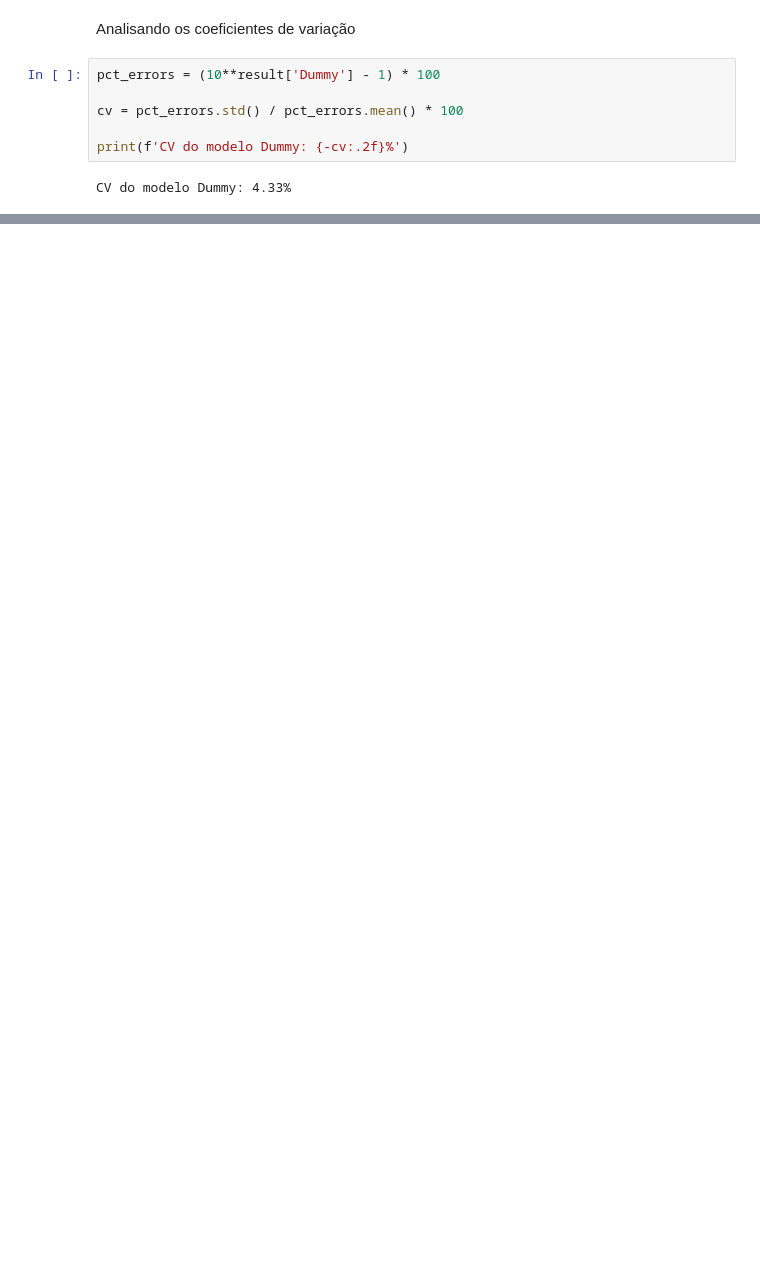
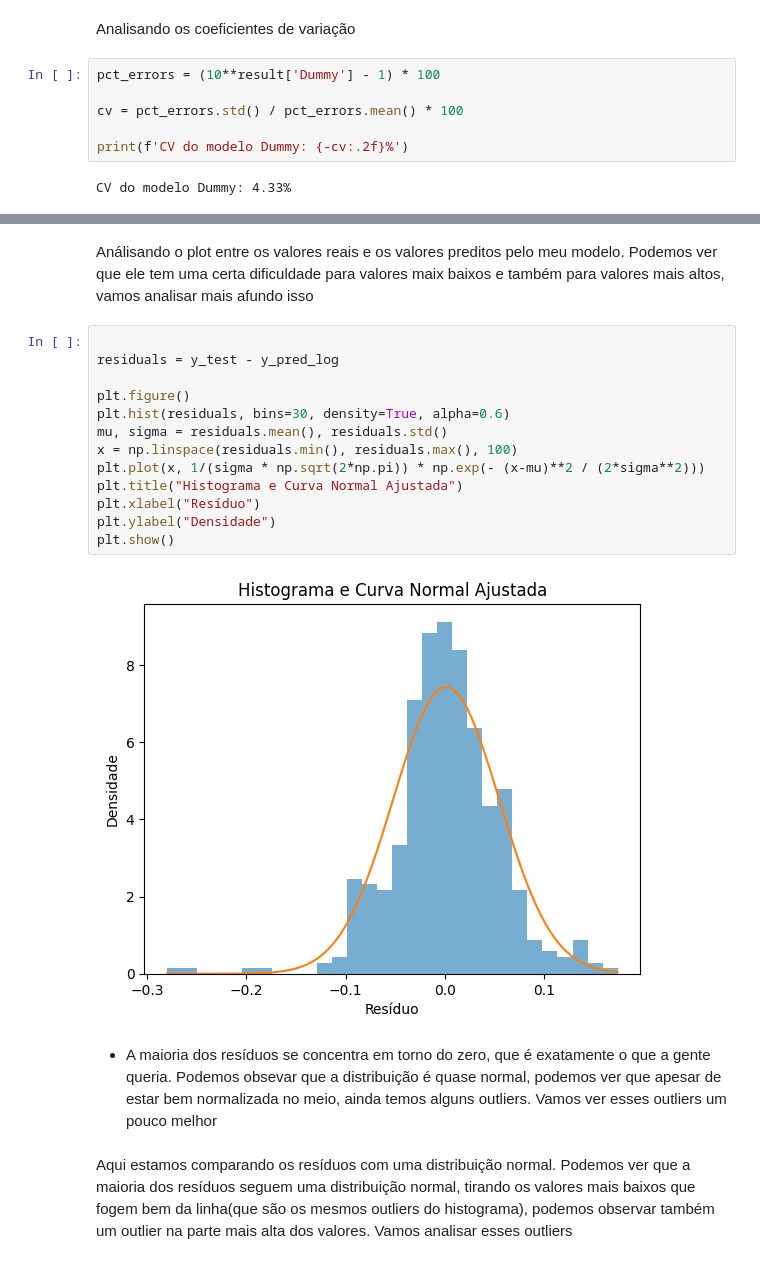
Before and after one commit to Joao-Gabriel05/Ames_House_Prices_Predict, a Jupyter notebook: modeling.ipynb, the cells around one changed output, grey strips where cells are left out. Saved outputs shown, nothing was run; the diff lists cells and outputs as text; blank space fills up the shorter version.

```diff
--- a/modeling.ipynb
+++ b/modeling.ipynb
@@ -960,0 +870,22 @@ CV do modelo ElasticNet: 7.99%
+# %% [markdown]
+Análisando o plot entre os valores reais e os valores preditos pelo meu modelo. Podemos ver que ele tem uma certa dificuldade para valores maix baixos e também para valores mais altos, vamos analisar mais afundo isso
+# %%
+
+residuals = y_test - y_pred_log
+
+plt.figure()
+plt.hist(residuals, bins=30, density=True, alpha=0.6)
+mu, sigma = residuals.mean(), residuals.std()
+x = np.linspace(residuals.min(), residuals.max(), 100)
+plt.plot(x, 1/(sigma * np.sqrt(2*np.pi)) * np.exp(- (x-mu)**2 / (2*sigma**2)))
+plt.title("Histograma e Curva Normal Ajustada")
+plt.xlabel("Resíduo")
+plt.ylabel("Densidade")
+plt.show()
+# %% [output]
+[figure, added]
+# %% [markdown]
+- A maioria dos resíduos se concentra em torno do zero, que é exatamente o que a gente queria. Podemos obsevar que a distribuição é quase normal, podemos ver que apesar de estar bem normalizada no meio, ainda temos alguns outliers. Vamos ver esses outliers um pouco melhor
+# %% [markdown]
+Aqui estamos comparando os resíduos com uma distribuição normal. Podemos ver que a maioria dos resíduos seguem uma distribuição normal, tirando os valores mais baixos que fogem bem da linha(que são os mesmos outliers do histograma), podemos observar também um outlier na parte mais alta dos valores.
+Vamos analisar esses outliers
```
Also changed, not shown: parts of 44 cells of this notebook.
